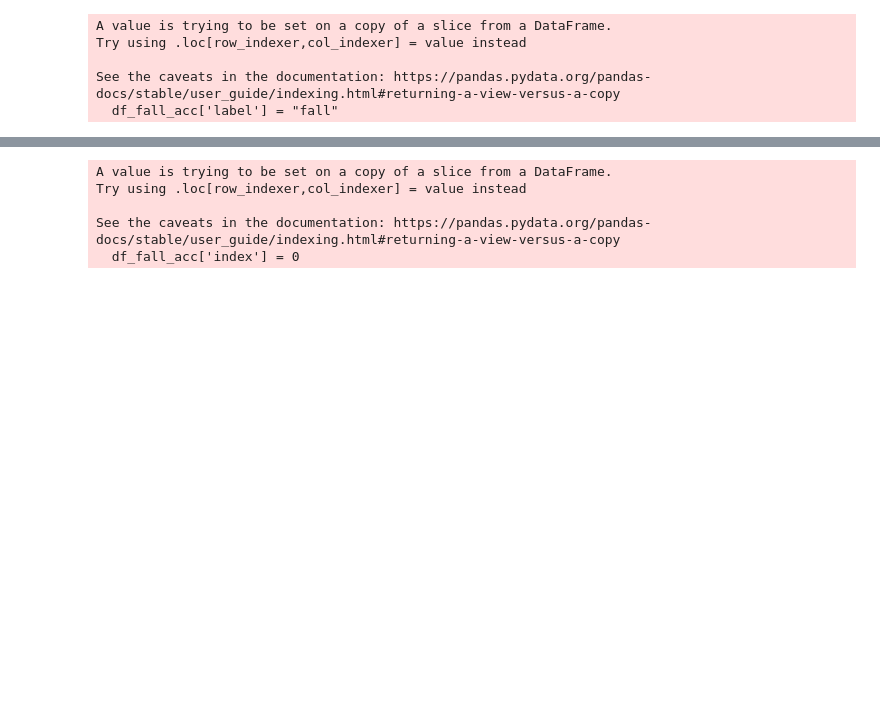
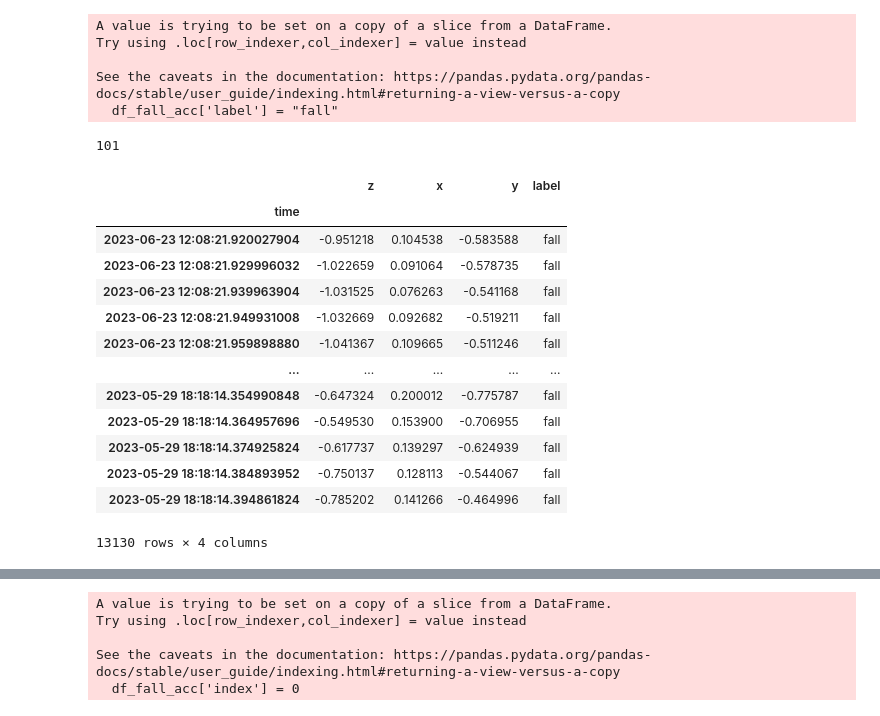
Before and after one commit to prizyou/Lexicon-Legends, a Jupyter notebook: FallDetection_Abgabe copy.ipynb, the cells around one changed output, grey strips where cells are left out. Cells and saved outputs as stored; diff of their text form; code cells hidden in the pictures; blank space fills up the shorter version.

```diff
--- a/FallDetection_Abgabe copy.ipynb
+++ b/FallDetection_Abgabe copy.ipynb
@@ -293,3 +293,24 @@ for i in range(len(df_walk_acc)):
     df_walk_gyro.iloc[i,4]= i
     df_walk_or.iloc[i,5]= i
     df_walk_grav.iloc[i,4]= i
+# %%
+len(df_fall_acc)-len(df_fall_or)
+# %% [output]
+101
+# %%
+df_fall_acc
+# %% [output]
+|  | z | x | y | label |
+| time |  |  |  |  |
+| 2023-06-23 12:08:21.920027904 | -0.951218 | 0.104538 | -0.583588 | fall |
+| 2023-06-23 12:08:21.929996032 | -1.022659 | 0.091064 | -0.578735 | fall |
+| 2023-06-23 12:08:21.939963904 | -1.031525 | 0.076263 | -0.541168 | fall |
+| 2023-06-23 12:08:21.949931008 | -1.032669 | 0.092682 | -0.519211 | fall |
+| 2023-06-23 12:08:21.959898880 | -1.041367 | 0.109665 | -0.511246 | fall |
+| ... | ... | ... | ... | ... |
+| 2023-05-29 18:18:14.354990848 | -0.647324 | 0.200012 | -0.775787 | fall |
+| 2023-05-29 18:18:14.364957696 | -0.549530 | 0.153900 | -0.706955 | fall |
+| 2023-05-29 18:18:14.374925824 | -0.617737 | 0.139297 | -0.624939 | fall |
+| 2023-05-29 18:18:14.384893952 | -0.750137 | 0.128113 | -0.544067 | fall |
+| 2023-05-29 18:18:14.394861824 | -0.785202 | 0.141266 | -0.464996 | fall |
+13130 rows × 4 columns
```
Also changed, not shown: parts of 3 cells of this notebook.
